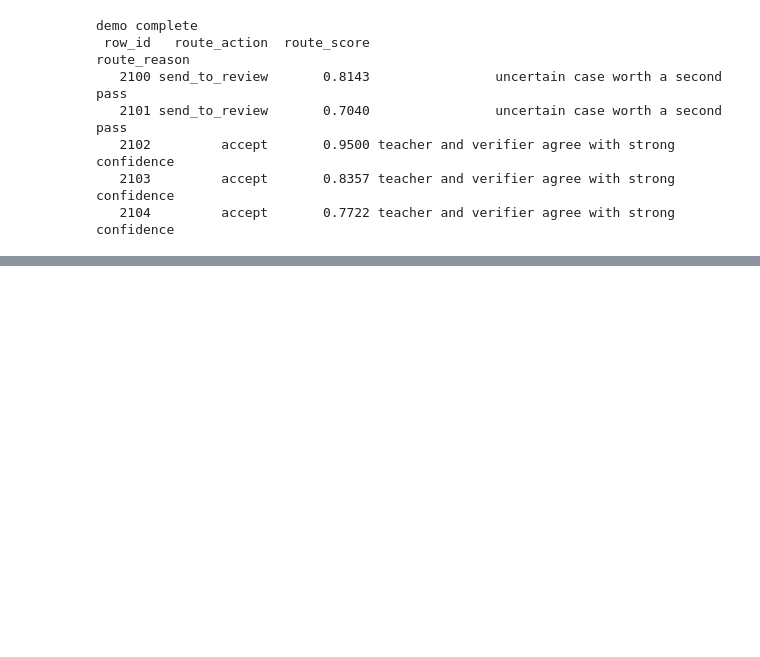
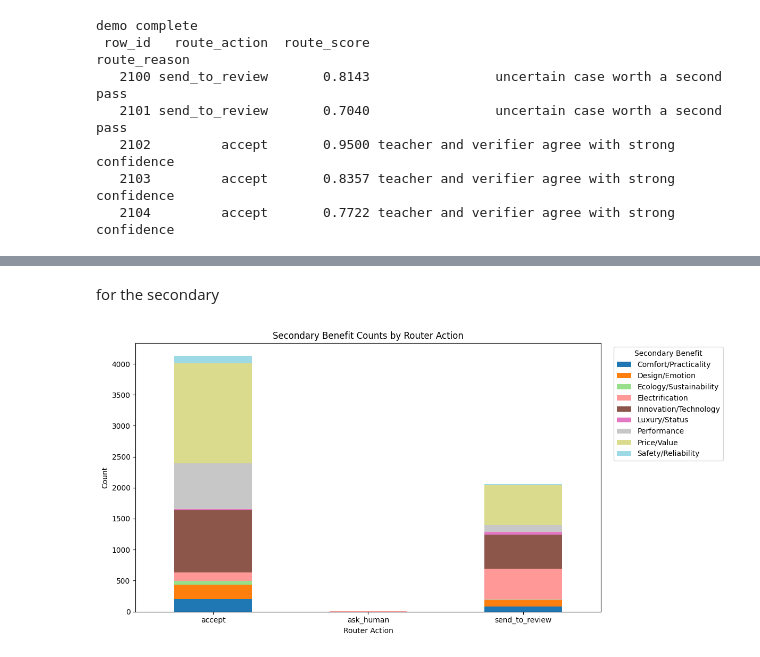
Before and after one commit to rares8283682/GemmaV4-and-Reinforcement-learning, a Jupyter notebook: Rares_Olteanu_gemmaV4+reinforcement_learning.ipynb, the cells around one changed output, grey strips where cells are left out. Cells and saved outputs as stored; diff of their text form; code cells hidden in the pictures; blank space fills up the shorter version.

```diff
--- a/Rares_Olteanu_gemmaV4+reinforcement_learning.ipynb
+++ b/Rares_Olteanu_gemmaV4+reinforcement_learning.ipynb
@@ -336,0 +534,20 @@ demo complete
+# %% [markdown]
+for the secondary
+# %%
+ax = secondary_pivot.plot(
+    kind="bar",
+    stacked=True,
+    figsize=(12, 6),
+    colormap="tab20",
+)
+
+ax.set_title("Secondary Benefit Counts by Router Action")
+ax.set_xlabel("Router Action")
+ax.set_ylabel("Count")
+ax.tick_params(axis="x", rotation=0)
+ax.legend(title="Secondary Benefit", bbox_to_anchor=(1.02, 1), loc="upper left")
+
+plt.tight_layout()
+plt.show()
+# %% [output]
+[figure, added]
```
Also changed, not shown: parts of 15 cells of this notebook.
